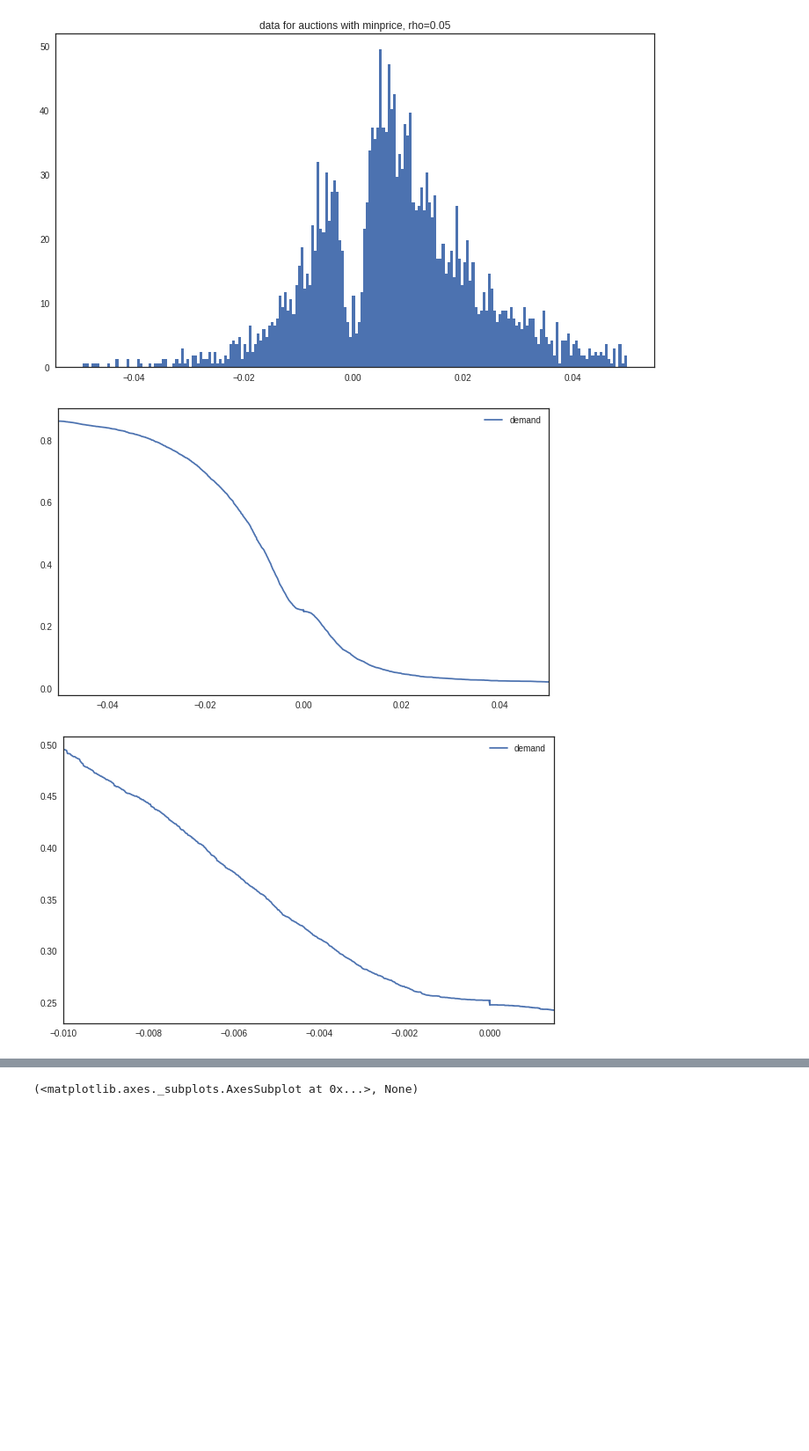
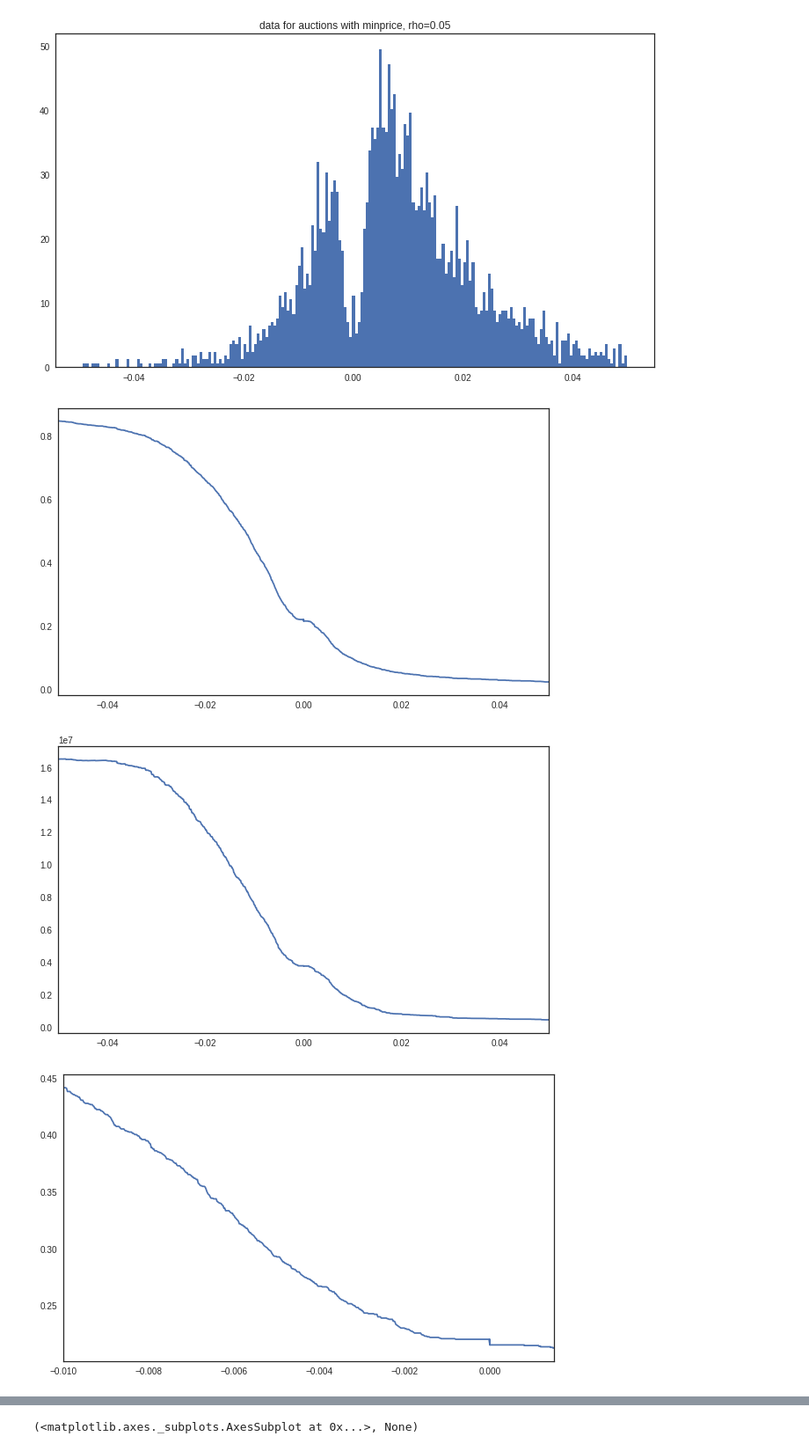
Before and after one commit to sylvaingchassang/missing_bids, a Jupyter notebook: example_tsuchiura.ipynb, the cells around one changed output, grey strips where cells are left out. Shown at 88% size. Cells and saved outputs as stored; diff of their text form; code cells hidden in the pictures; blank space fills up the shorter version.

Commit message:
revenue and example notebook

```diff
--- a/example_tsuchiura.ipynb
+++ b/example_tsuchiura.ipynb
@@ -23,8 +23,11 @@ hist_plot(delta[~tsuchiura_data.df_bids.minprice.isnull()],
 [figure]
 [figure]
 # %%
-tsuchiura_data.counterfactual_demand(.05,.05).plot(figsize = (10,6)), plt.show()
-tsuchiura_data.counterfactual_demand(.0015,.01).plot(figsize = (10,6)), plt.show()
+tsuchiura_data.counterfactual_demand(.05,.05).demand.plot(figsize = (10,6)), plt.show()
+tsuchiura_data.counterfactual_demand(.05,.05).revenue.plot(figsize = (10,6)), plt.show()
+tsuchiura_data.counterfactual_demand(.0015,.01).demand.plot(figsize = (10,6)), plt.show()
+tsuchiura_data.counterfactual_demand(.0015,.01).revenue.plot(figsize = (10,6)), plt.show()
 # %% [output]
-[figure, old version]
+[figure, new version]
-[figure, old version]
+[figure, new version]
+[figure, added]
```
Also changed, not shown: parts of 10 cells of this notebook, 1 other file.
